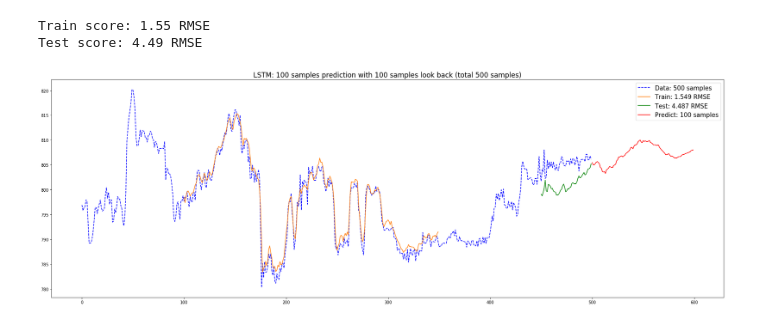
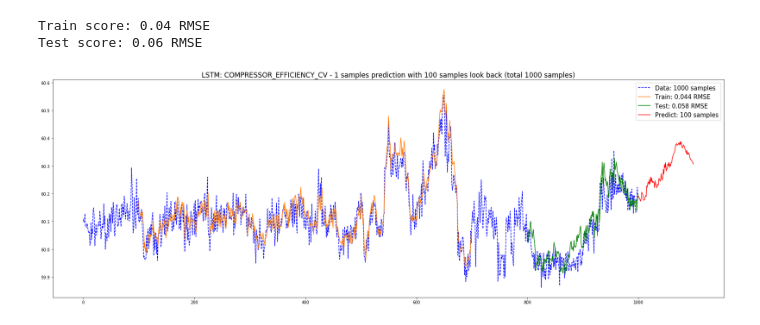
Before and after one commit to swanwila/prediction, a Jupyter notebook: LSTM.ipynb, the cells around one changed output. Saved outputs shown, nothing was run; the diff lists cells and outputs as text; code cells hidden in the pictures.

```diff
--- a/LSTM.ipynb
+++ b/LSTM.ipynb
@@ -21,8 +21,11 @@ np.random.seed(7)
 # %%
-data = pd.read_csv('test.csv' , header=None, usecols=[19])
+past_samples = 1000
+data = pd.read_csv('test_full.csv', usecols=[14])
+feature_name = data.columns.tolist()[0]
 dataset = data.values
-dataset = dataset[len(dataset)-500:]
-print(len(dataset))
+dataset = dataset[len(dataset)-past_samples:]
+print(feature_name)
+print("Samples: %d" %len(dataset))
 scaler = MinMaxScaler(feature_range=(0,1))
 dataset = scaler.fit_transform(dataset)
 train_size = int(len(dataset)*0.7)
@@ -76,40 +80,40 @@ for i in range(100):
     futurePredict.append(p[0,0])
 futurePredict = scaler.inverse_transform([futurePredict])
 # %%
-trainPredict = scaler.inverse_transform(trainPredict)
-trainY = scaler.inverse_transform(trainY)
-testPredict = scaler.inverse_transform(testPredict)
-testY = scaler.inverse_transform(testY)
+unnorm_trainPredict = scaler.inverse_transform(trainPredict)
+unnorm_trainY = scaler.inverse_transform(trainY)
+unnorm_testPredict = scaler.inverse_transform(testPredict)
+unnorm_testY = scaler.inverse_transform(testY)
 # %%
-trainScore = math.sqrt(mean_squared_error(trainY[:,0],trainPredict[:,0]))
+trainScore = math.sqrt(mean_squared_error(unnorm_trainY[:,0],unnorm_trainPredict[:,0]))
 print("Train score: %.2f RMSE" % trainScore)
-testScore = math.sqrt(mean_squared_error(testY[:,0],testPredict[:,0]))
+testScore = math.sqrt(mean_squared_error(unnorm_testY[:,0],unnorm_testPredict[:,0]))
 print("Test score: %.2f RMSE" % testScore)
 # %% [output]
-Train score: 1.55 RMSE
-Test score: 4.49 RMSE
+Train score: 0.04 RMSE
+Test score: 0.06 RMSE
 # %%
-trainPredictPlot = np.zeros(shape=(len(dataset)+len(future_predict),1))
+trainPredictPlot = np.zeros(shape=(len(dataset)+len(futurePredict[0]),1))
 #trainPredictPlot = np.empty_like(dataset)
 trainPredictPlot[:,:]=np.nan
-trainPredictPlot[look_back:len(trainPredict)+look_back,:] = trainPredict
+trainPredictPlot[look_back:len(unnorm_trainPredict)+look_back,:] = unnorm_trainPredict
 
-testPredictPlot = np.zeros(shape=(len(dataset)+len(future_predict),1))
+testPredictPlot = np.zeros(shape=(len(dataset)+len(futurePredict[0]),1))
 testPredictPlot[:,:] = np.nan
-testPredictPlot[len(trainPredict)+(look_back*2):len(dataset),:] = testPredict
+testPredictPlot[len(unnorm_trainPredict)+(look_back*2):len(dataset),:] = unnorm_testPredict
 
-futurePredictPlot = np.zeros(shape=(len(dataset)+len(future_predict),1))
+futurePredictPlot = np.zeros(shape=(len(dataset)+len(futurePredict[0]),1))
 futurePredictPlot[:,:] = np.nan
 futurePredictPlot[len(dataset):,:] = np.transpose(futurePredict)
 
 plt.figure(figsize=(30,10))
-plt.title('LSTM: %d samples prediction with %d samples look back (total %d samples)' % (len(future_predict),look_back,len(dataset)),fontsize=17)
+plt.title('LSTM: %s - %d samples prediction with %d samples look back (total %d samples)' % (feature_name,len(futurePredict),look_back,len(dataset)),fontsize=17)
 plt.plot(scaler.inverse_transform(dataset),label="Data: %d samples" %len(dataset),color='b',linestyle='--')
 plt.plot(trainPredictPlot,label="Train: %.3f RMSE" %trainScore,color='C1')
 plt.plot(testPredictPlot,label="Test: %.3f RMSE" %testScore,color='g')
-plt.plot(futurePredictPlot,label="Predict: %d samples" %len(future_predict),color='r')
+plt.plot(futurePredictPlot,label="Predict: %d samples" %len(futurePredict[0]),color='r')
 plt.legend(fontsize=15)
 plt.savefig('LSTM_prediction.png')
 plt.show()
 # %% [output]
-[figure, old version]
+[figure, new version]
```
Also changed, not shown: parts of 4 cells of this notebook, 2 other files.
